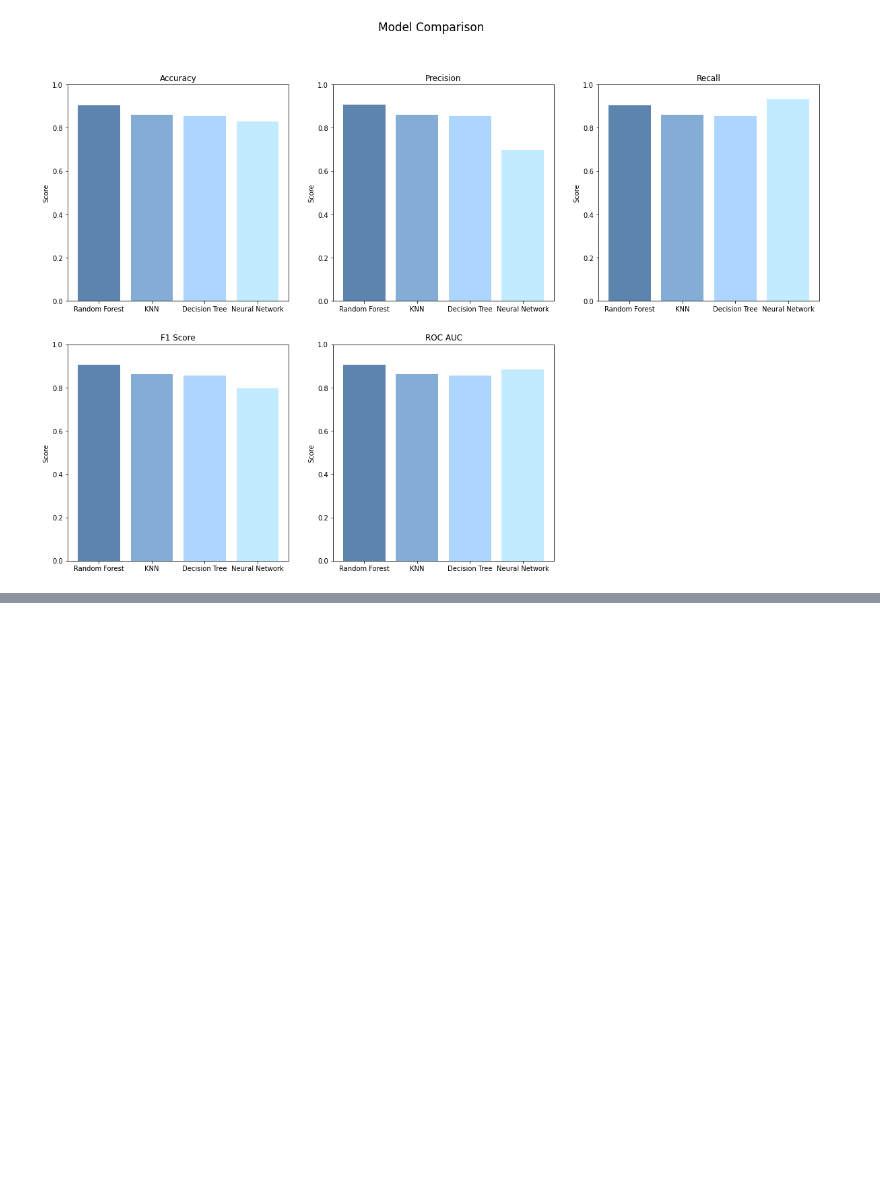
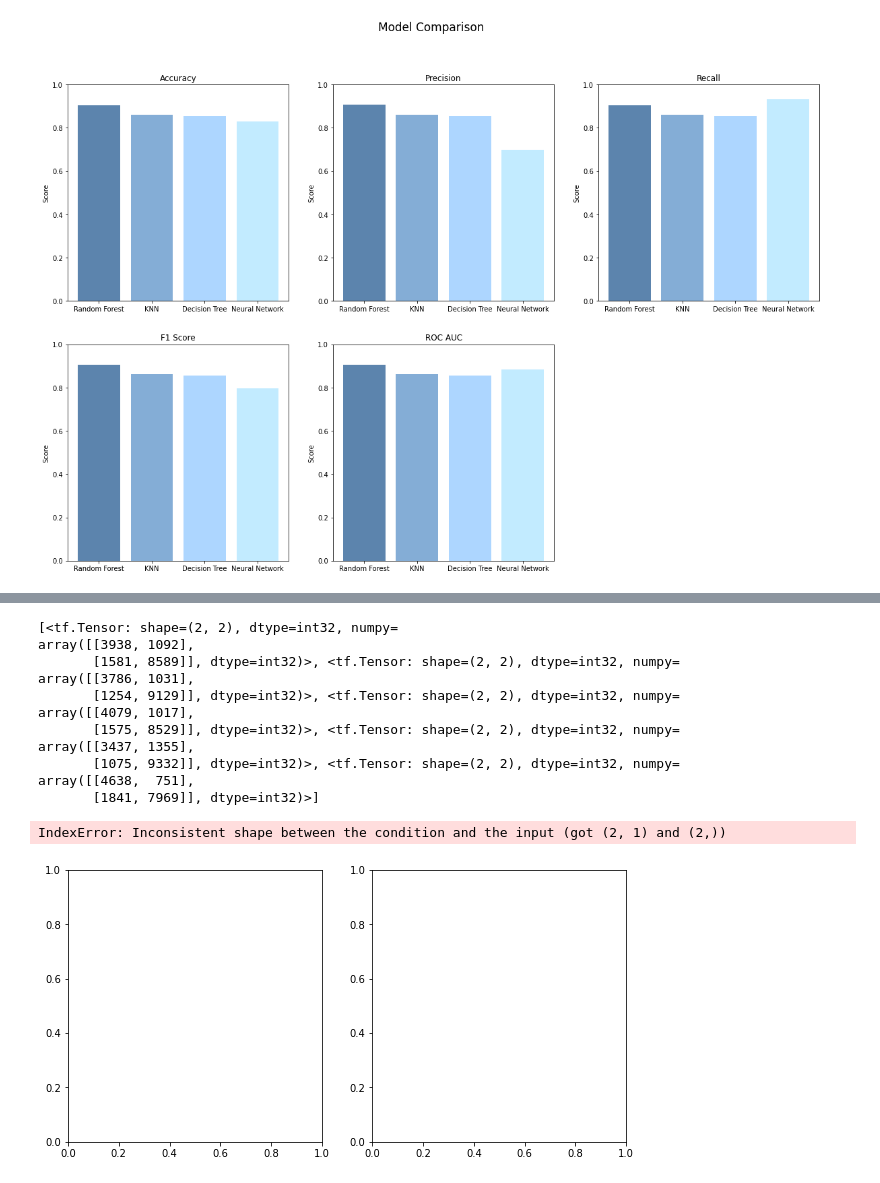
Before and after one commit to jerin-joy/ml_obstacle_avoidance, a Jupyter notebook: turtlebot3_neural_network/scripts/ml_training_evaluation.ipynb, the cells around one changed output, grey strips where cells are left out. Saved outputs shown, nothing was run; the diff lists cells and outputs as text; code cells hidden in the pictures; blank space fills up the shorter version.

```diff
--- a/turtlebot3_neural_network/scripts/ml_training_evaluation.ipynb
+++ b/turtlebot3_neural_network/scripts/ml_training_evaluation.ipynb
@@ -269,0 +334,23 @@ for i ,metric in enumerate(metrics):
+# %%
+print(nn_cm)
+
+numpy_arrays = [tensor.numpy() for tensor in nn_cm]
+list_of_arrays = np.array(numpy_arrays)
+
+plot_confusion_matrix(list_of_arrays, "nn")
+
+print(list_of_arrays)
+# %% [output]
+[<tf.Tensor: shape=(2, 2), dtype=int32, numpy=
+array([[3938, 1092],
+       [1581, 8589]], dtype=int32)>, <tf.Tensor: shape=(2, 2), dtype=int32, numpy=
+array([[3786, 1031],
+       [1254, 9129]], dtype=int32)>, <tf.Tensor: shape=(2, 2), dtype=int32, numpy=
+array([[4079, 1017],
+       [1575, 8529]], dtype=int32)>, <tf.Tensor: shape=(2, 2), dtype=int32, numpy=
+array([[3437, 1355],
+       [1075, 9332]], dtype=int32)>, <tf.Tensor: shape=(2, 2), dtype=int32, numpy=
+array([[4638,  751],
+       [1841, 7969]], dtype=int32)>]
+IndexError: Inconsistent shape between the condition and the input (got (2, 1) and (2,))
+[figure, added]
```
Also changed, not shown: parts of 7 cells of this notebook.
